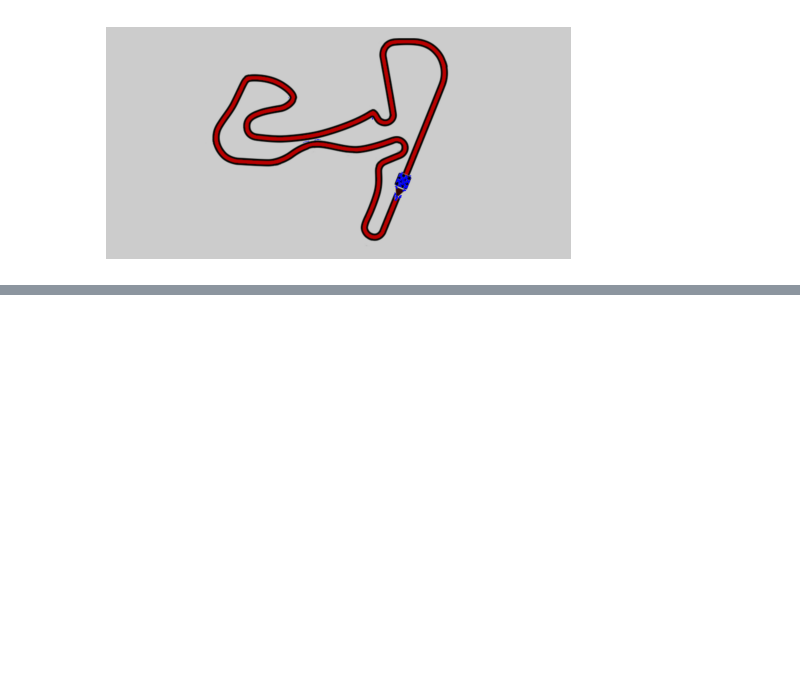
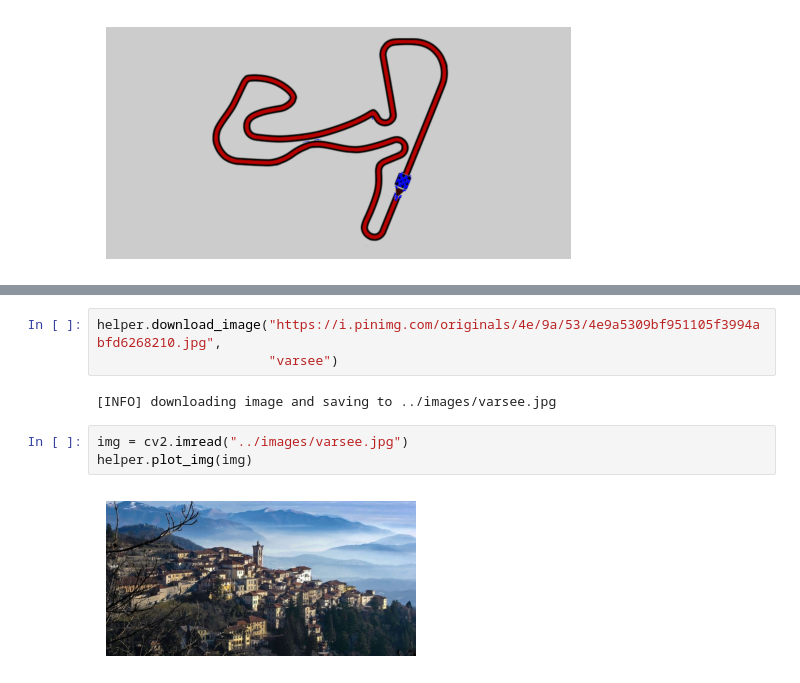
Before and after one commit to Lashi0812/OpenCV, a Jupyter notebook: notebooks/03_RetrieveAndSearchImage.ipynb, the cells around one changed output, grey strips where cells are left out. Drawn from its saved outputs; the diff is of its cells as text; blank space fills up the shorter version.

```diff
--- a/notebooks/03_RetrieveAndSearchImage.ipynb
+++ b/notebooks/03_RetrieveAndSearchImage.ipynb
@@ -157,0 +170,10 @@ resize shape (720, 1441, 3)
+# %%
+helper.download_image("https://i.pinimg.com/originals/4e/9a/53/4e9a5309bf951105f3994abfd6268210.jpg",
+                      "varsee")
+# %% [output]
+[INFO] downloading image and saving to ../images/varsee.jpg
+# %%
+img = cv2.imread("../images/varsee.jpg")
+helper.plot_img(img)
+# %% [output]
+[figure, added]
```
Also changed, not shown: parts of 5 cells of this notebook.
